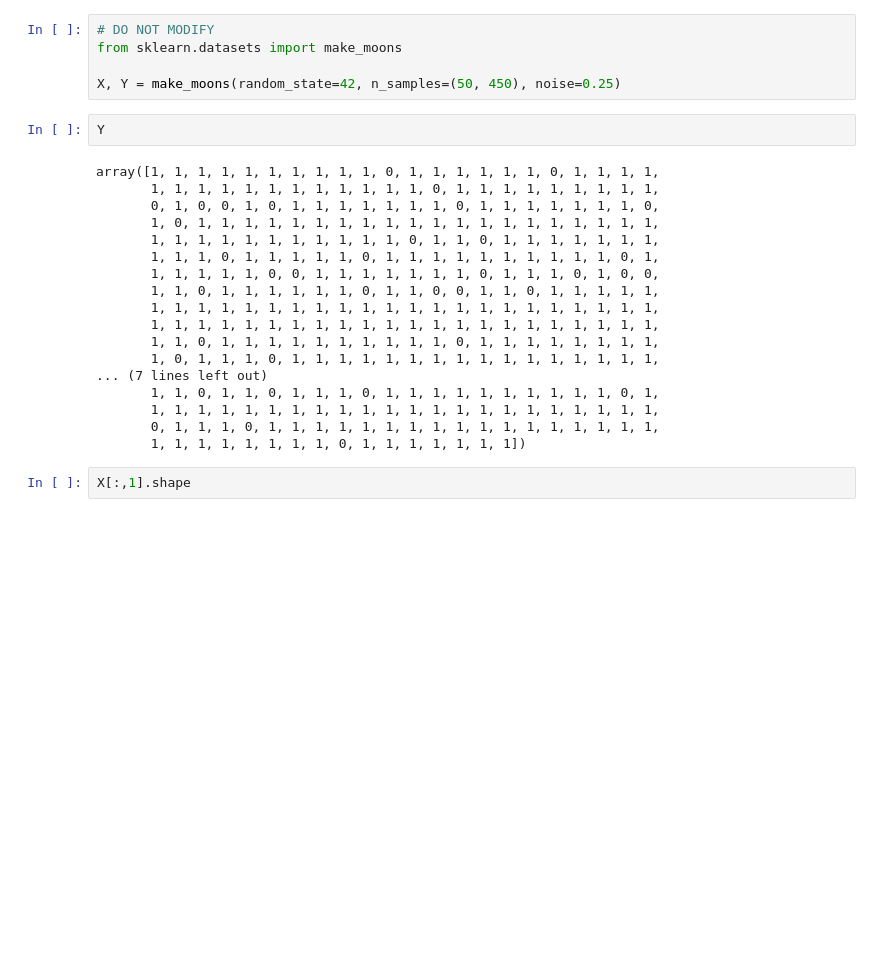
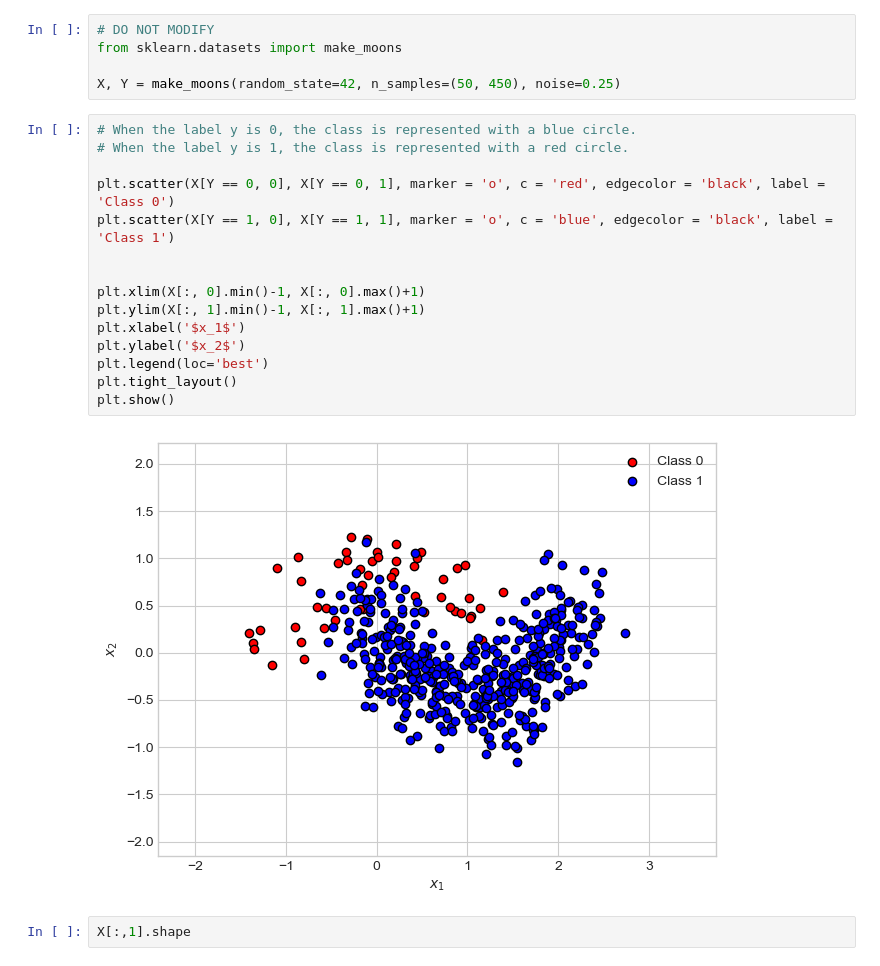
Before and after one commit to xinjinli2/MDST-xinjin, a Jupyter notebook: Optional Challenges/ML Focus/ml_challenge.ipynb, the cells around one changed output. Drawn from its saved outputs; the diff is of its cells as text; blank space fills up the shorter version.

```diff
--- a/Optional Challenges/ML Focus/ml_challenge.ipynb
+++ b/Optional Challenges/ML Focus/ml_challenge.ipynb
@@ -15,26 +23,23 @@ Show all of your work in this notebook.
 from sklearn.datasets import make_moons
 
 X, Y = make_moons(random_state=42, n_samples=(50, 450), noise=0.25)
-# %%
-Y
-# %% [output]
-array([1, 1, 1, 1, 1, 1, 1, 1, 1, 1, 0, 1, 1, 1, 1, 1, 1, 0, 1, 1, 1, 1,
-       1, 1, 1, 1, 1, 1, 1, 1, 1, 1, 1, 1, 0, 1, 1, 1, 1, 1, 1, 1, 1, 1,
-       0, 1, 0, 0, 1, 0, 1, 1, 1, 1, 1, 1, 1, 0, 1, 1, 1, 1, 1, 1, 1, 0,
-       1, 0, 1, 1, 1, 1, 1, 1, 1, 1, 1, 1, 1, 1, 1, 1, 1, 1, 1, 1, 1, 1,
-       1, 1, 1, 1, 1, 1, 1, 1, 1, 1, 1, 0, 1, 1, 0, 1, 1, 1, 1, 1, 1, 1,
-       1, 1, 1, 0, 1, 1, 1, 1, 1, 0, 1, 1, 1, 1, 1, 1, 1, 1, 1, 1, 0, 1,
-       1, 1, 1, 1, 1, 0, 0, 1, 1, 1, 1, 1, 1, 1, 0, 1, 1, 1, 0, 1, 0, 0,
-       1, 1, 0, 1, 1, 1, 1, 1, 1, 0, 1, 1, 0, 0, 1, 1, 0, 1, 1, 1, 1, 1,
-       1, 1, 1, 1, 1, 1, 1, 1, 1, 1, 1, 1, 1, 1, 1, 1, 1, 1, 1, 1, 1, 1,
-       1, 1, 1, 1, 1, 1, 1, 1, 1, 1, 1, 1, 1, 1, 1, 1, 1, 1, 1, 1, 1, 1,
-       1, 1, 0, 1, 1, 1, 1, 1, 1, 1, 1, 1, 1, 0, 1, 1, 1, 1, 1, 1, 1, 1,
-       1, 0, 1, 1, 1, 0, 1, 1, 1, 1, 1, 1, 1, 1, 1, 1, 1, 1, 1, 1, 1, 1,
-... (7 lines left out)
-       1, 1, 0, 1, 1, 0, 1, 1, 1, 0, 1, 1, 1, 1, 1, 1, 1, 1, 1, 1, 0, 1,
-       1, 1, 1, 1, 1, 1, 1, 1, 1, 1, 1, 1, 1, 1, 1, 1, 1, 1, 1, 1, 1, 1,
-       0, 1, 1, 1, 0, 1, 1, 1, 1, 1, 1, 1, 1, 1, 1, 1, 1, 1, 1, 1, 1, 1,
-       1, 1, 1, 1, 1, 1, 1, 1, 0, 1, 1, 1, 1, 1, 1, 1])
+# %%
+# When the label y is 0, the class is represented with a blue circle.
+# When the label y is 1, the class is represented with a red circle.
+
+plt.scatter(X[Y == 0, 0], X[Y == 0, 1], marker = 'o', c = 'red', edgecolor = 'black', label = 'Class 0')
+plt.scatter(X[Y == 1, 0], X[Y == 1, 1], marker = 'o', c = 'blue', edgecolor = 'black', label = 'Class 1')
+
+
+plt.xlim(X[:, 0].min()-1, X[:, 0].max()+1)
+plt.ylim(X[:, 1].min()-1, X[:, 1].max()+1)
+plt.xlabel('$x_1$')
+plt.ylabel('$x_2$')
+plt.legend(loc='best')
+plt.tight_layout()
+plt.show()
+# %% [output]
+[figure, added]
 # %%
 X[:,1].shape
 # %% [output]
```
Also changed, not shown: parts of 10 cells of this notebook, 3 other files.
